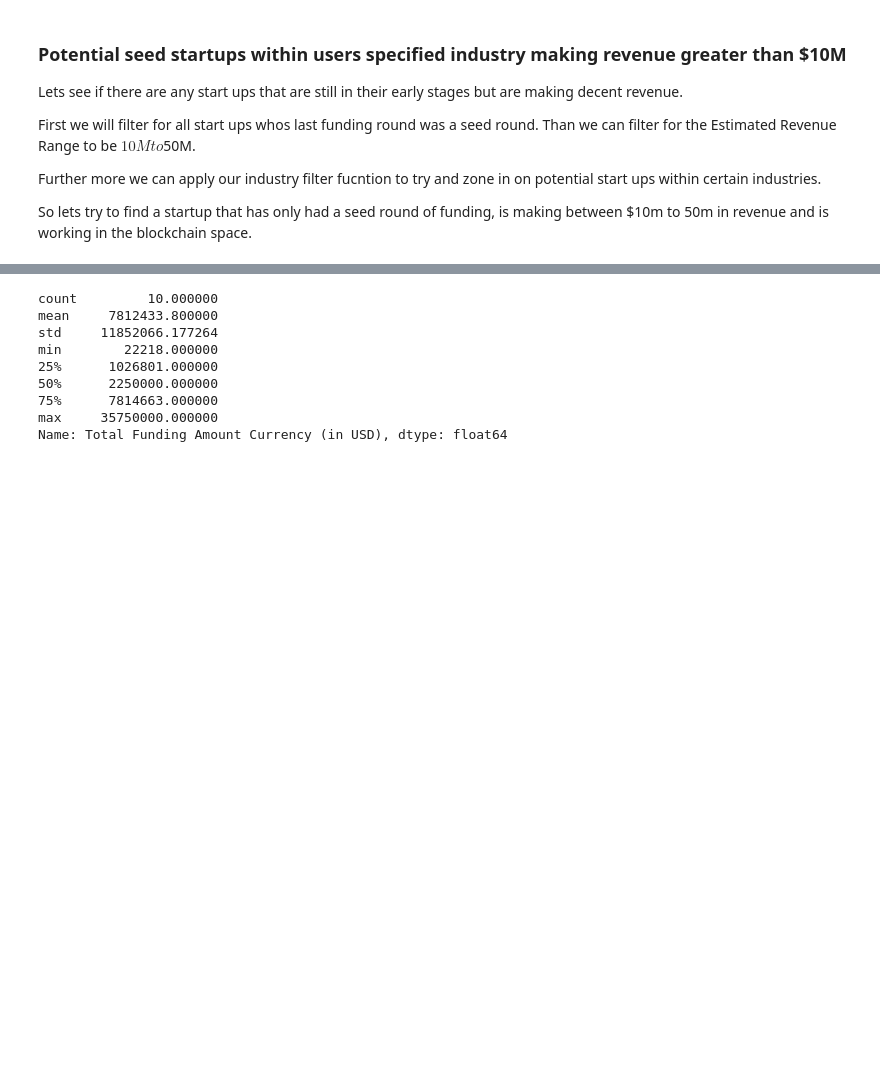
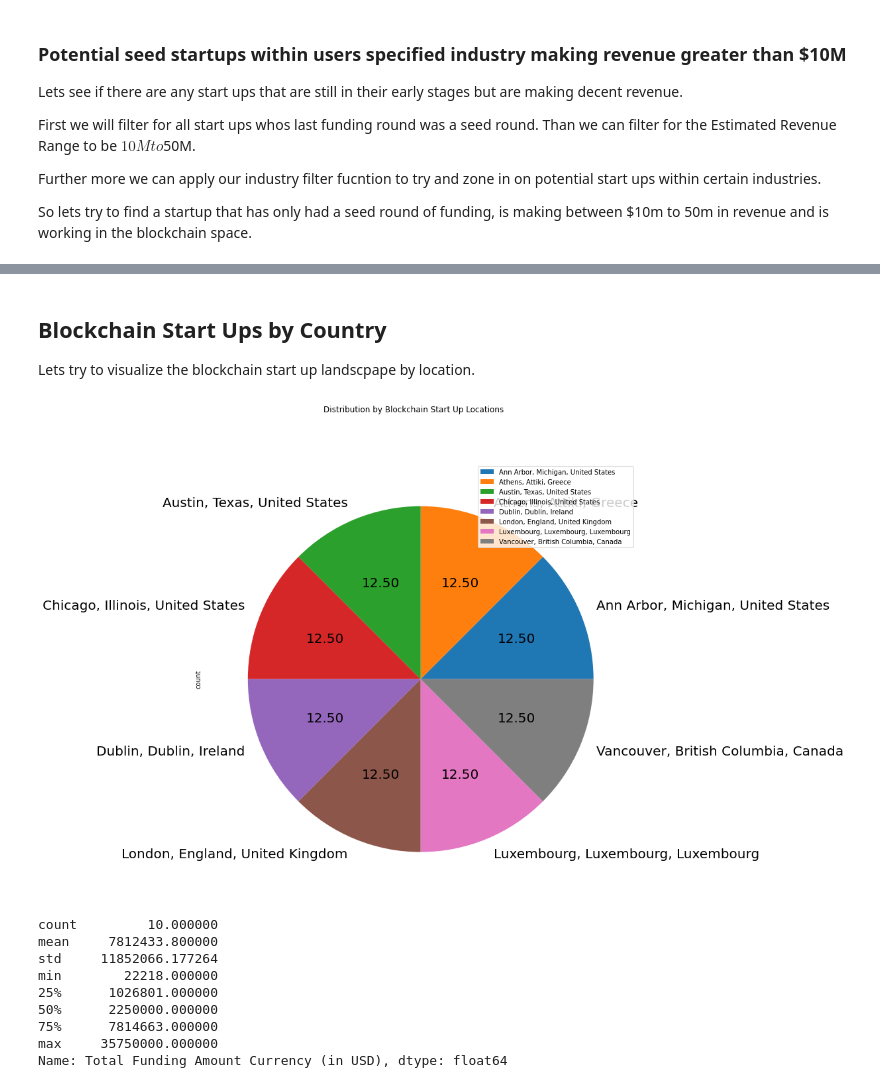
Before and after one commit to Smalik182/Venture_Capital_StartUp_Analysis, a Jupyter notebook: Untitled.ipynb, the cells around one changed output, grey strips where cells are left out. Cells and saved outputs as stored; diff of their text form; code cells hidden in the pictures; blank space fills up the shorter version.

```diff
--- a/Untitled.ipynb
+++ b/Untitled.ipynb
@@ -276,6 +311,20 @@ Blockchain
 | 19591 | Transship Corp | Chicago, Illinois, United States | Blockchain, Information Technolog... | Seed | 11/1/2017 | ... |
 | 20368 | Superblocks | Stockholm, Stockholms Lan, Sweden | Blockchain, Ethereum, Internet | Seed | 5/18/2018 | ... |
 | 20861 | Aximetria | Zug, Zug, Switzerland | Banking, Bitcoin, Blockchain, Fin... | Seed | 3/1/2018 | ... |
+# %% [markdown]
+## Blockchain Start Ups by Country
+
+Lets try to visualize the blockchain start up landscpape by location.
+# %%
+potential_startup.groupby('Headquarters Location')['Headquarters Location'].agg(
+    ['count']).sort_values(by='count',ascending=False).plot(
+    kind='pie', subplots=True, autopct='%1.2f', figsize=(
+        12,12), title= 'Distribution by Blockchain Start Up Locations', fontsize = 20,)
+ax = plt.subplot()
+ax.legend(loc = "upper right")
+plt.show()
+# %% [output]
+[figure, added]
 # %%
 pd.set_option('float_format', '{:f}'.format)          # To print entire numbers
 potential_startup['Total Funding Amount Currency (in USD)'].describe()
```
Also changed, not shown: parts of 8 cells of this notebook.
